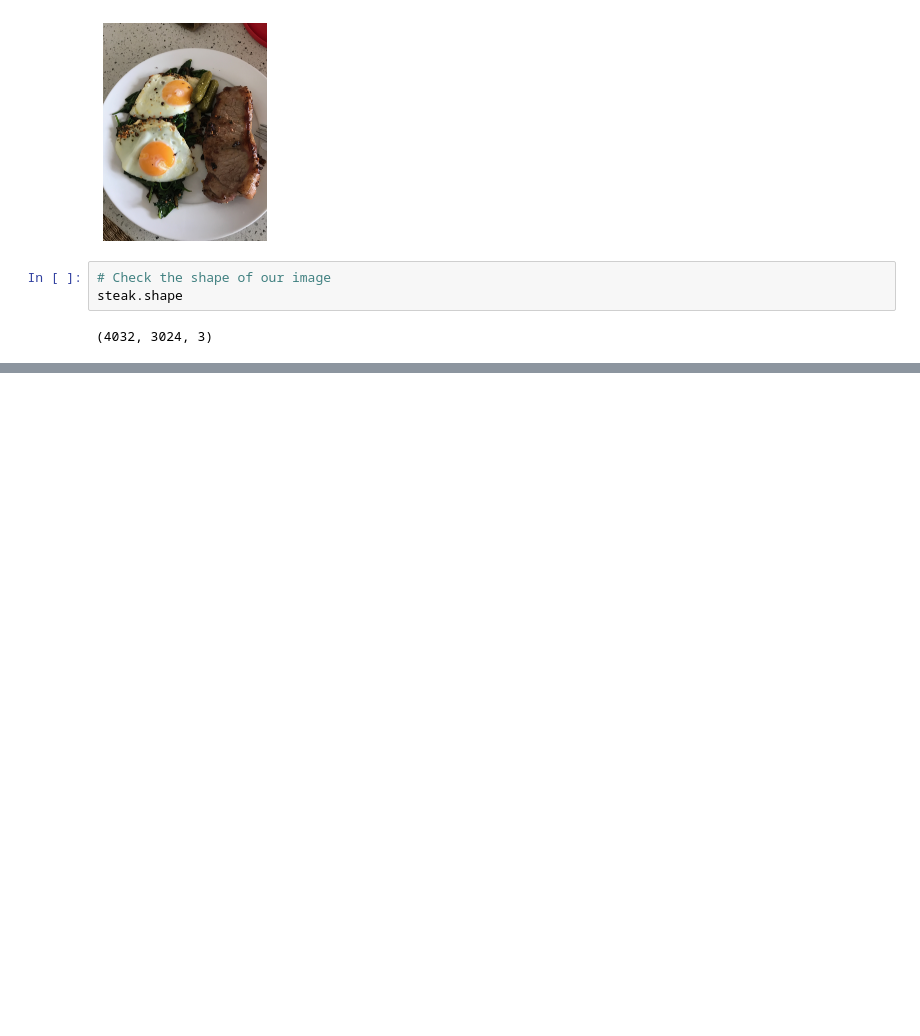
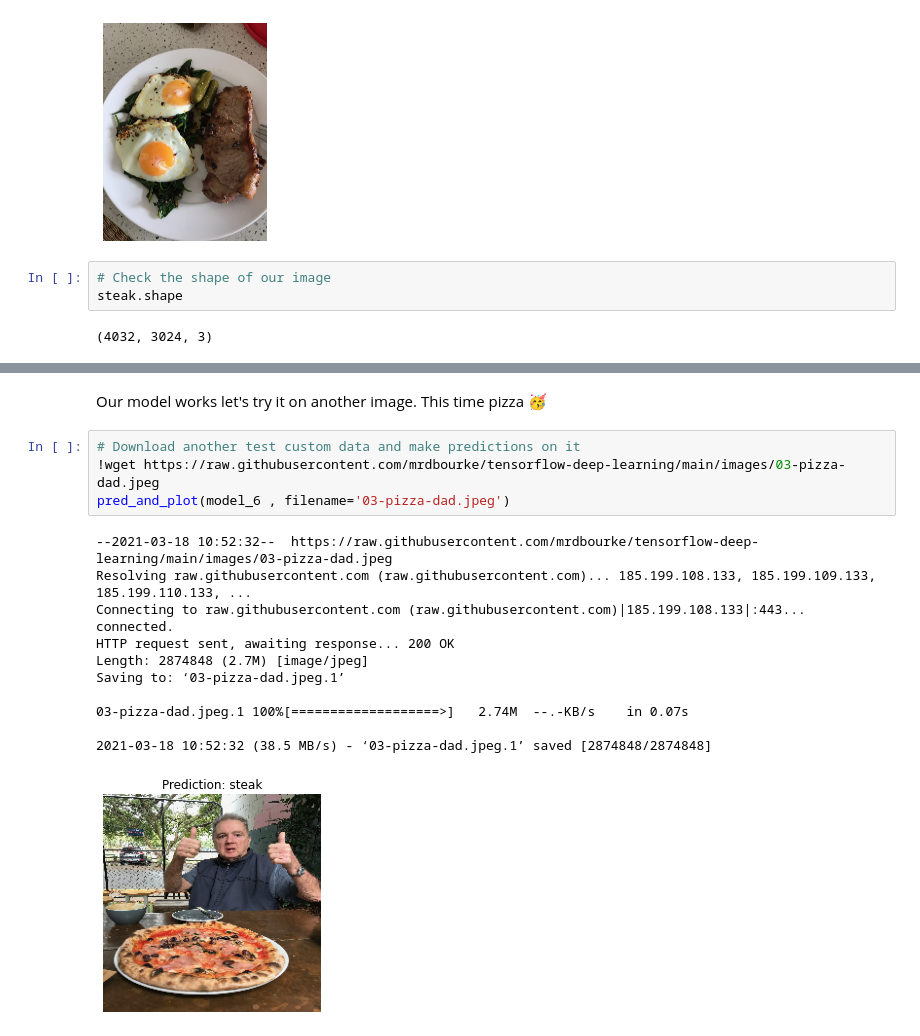
Before and after one commit to ashikshafi08/Learning_Tensorflow, a Jupyter notebook: Notebooks/03_Convolutional_Neural_Networks_with_TensorFlow.ipynb, the cells around one changed output, grey strips where cells are left out. Saved outputs shown, nothing was run; the diff lists cells and outputs as text; blank space fills up the shorter version.

```diff
--- a/Notebooks/03_Convolutional_Neural_Networks_with_TensorFlow.ipynb
+++ b/Notebooks/03_Convolutional_Neural_Networks_with_TensorFlow.ipynb
@@ -1142,0 +1310,18 @@ steak.shape
+# %% [markdown]
+Our model works let's try it on another image. This time pizza 🥳
+# %%
+# Download another test custom data and make predictions on it
+!wget https://raw.githubusercontent.com/mrdbourke/tensorflow-deep-learning/main/images/03-pizza-dad.jpeg
+pred_and_plot(model_6 , filename='03-pizza-dad.jpeg')
+# %% [output]
+--2021-03-18 10:52:32--  https://raw.githubusercontent.com/mrdbourke/tensorflow-deep-learning/main/images/03-pizza-dad.jpeg
+Resolving raw.githubusercontent.com (raw.githubusercontent.com)... 185.199.108.133, 185.199.109.133, 185.199.110.133, ...
+Connecting to raw.githubusercontent.com (raw.githubusercontent.com)|185.199.108.133|:443... connected.
+HTTP request sent, awaiting response... 200 OK
+Length: 2874848 (2.7M) [image/jpeg]
+Saving to: ‘03-pizza-dad.jpeg.1’
+
+03-pizza-dad.jpeg.1 100%[===================>]   2.74M  --.-KB/s    in 0.07s
+
+2021-03-18 10:52:32 (38.5 MB/s) - ‘03-pizza-dad.jpeg.1’ saved [2874848/2874848]
+[figure, added]
```
Also changed, not shown: parts of 85 cells of this notebook.
